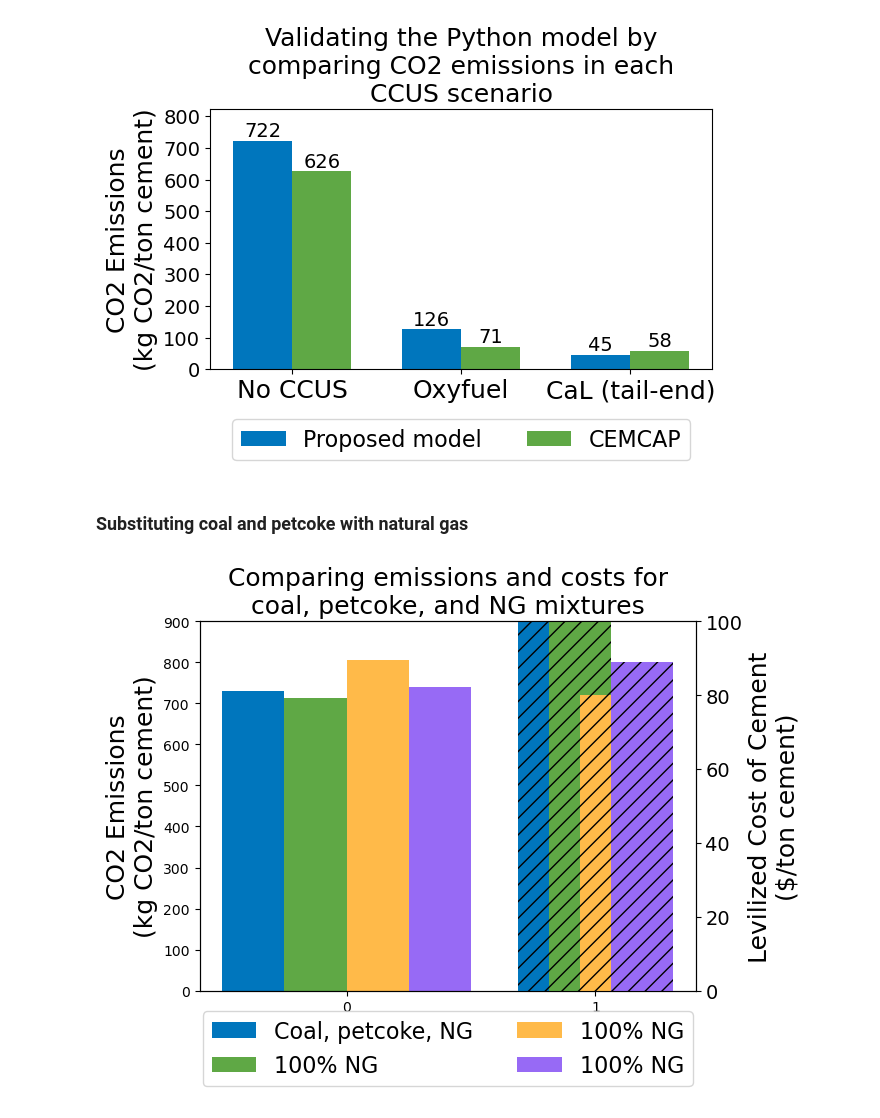
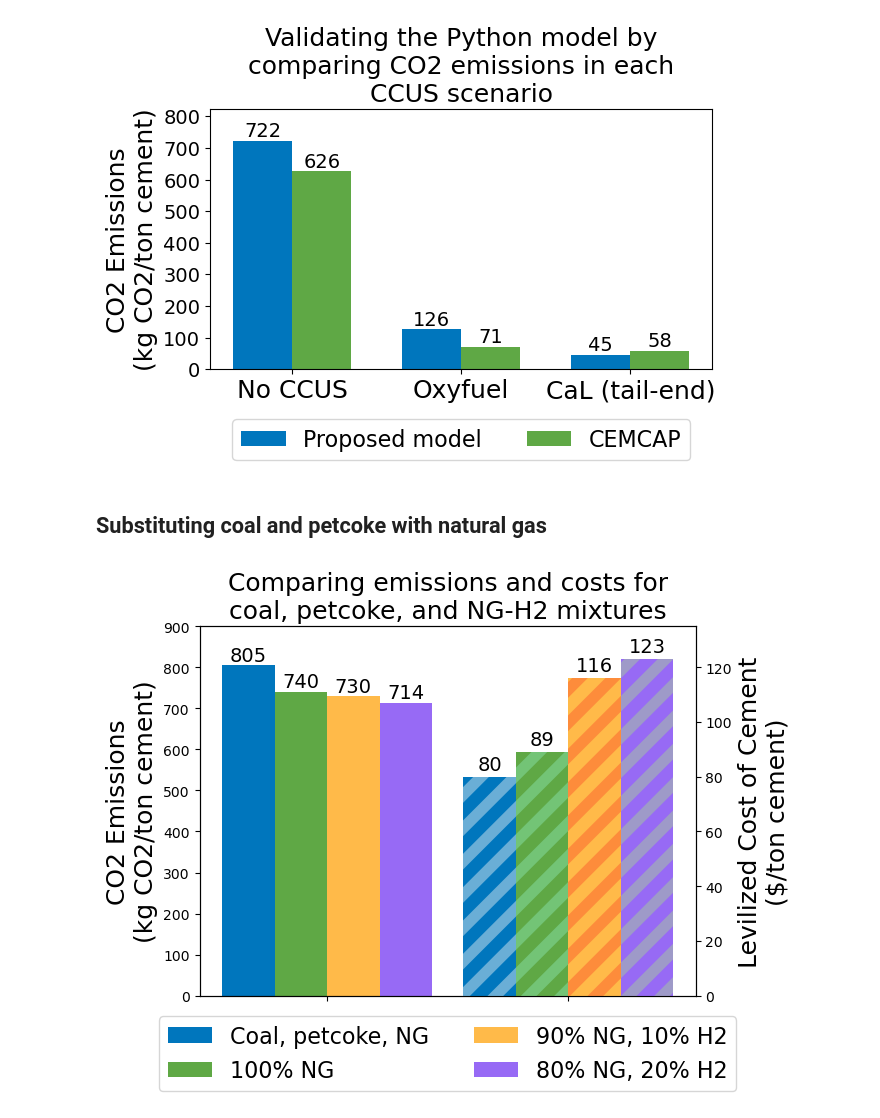
Before and after one commit to evan-sharafuddin/HOPP, a Jupyter notebook: green_concrete/plots.ipynb, the cells around one changed output. Saved outputs shown, nothing was run; the diff lists cells and outputs as text; code cells hidden in the pictures.

Commit message:
trying something with the plots

```diff
--- a/green_concrete/plots.ipynb
+++ b/green_concrete/plots.ipynb
@@ -112,7 +161,7 @@ plt.show()
 # %% [output]
 [figure]
 # %% [markdown]
-### Substituting coal and petcoke with natural gas
+## Substituting coal and petcoke with natural gas
 # %%
 rundir = os.getcwd()
 
@@ -139,46 +188,56 @@ h22_e = emissions[3]
 
 # Set the width of the bars
 bar_width = 0.25
 # figure(figsize=(4, 3), dpi=800)
-group_labels = ['Coal, petcoke, NG', '100% NG', '90% NG, 20% H2', '80% NG, 20% H2']
+group_labels = ['Coal, petcoke, NG', '100% NG', '90% NG, 10% H2', '80% NG, 20% H2']
+
 
 # Create an array for the x-axis positions of the bars
 x = np.arange(len(group_labels))
 fig, ax1 = plt.subplots()
 
 ax2 = ax1.twinx()
 ax1.set_ylim(0, 900)
-ax2.set_ylim(0, 100)
+ax2.set_ylim(0, 135)
 
 ax1.bar(0 - 3 * bar_width/2, cp_emissions, width=bar_width, label=group_labels[0], color='#0076BD')
 ax1.bar(0 - bar_width/2, ng_emissions, width=bar_width, label=group_labels[1], color='#5FA845')
-ax1.bar(0 + bar_width/2, h21_e, width=bar_width, label=group_labels[1], color='#FFBA49')
-ax1.bar(0 + 3 * bar_width/2, h22_e, width=bar_width, label=group_labels[1], color='#976AF5')
+ax1.bar(0 + bar_width/2, h21_e, width=bar_width, label=group_labels[2], color='#FFBA49')
+ax1.bar(0 + 3 * bar_width/2, h22_e, width=bar_width, label=group_labels[3], color='#976AF5')
 
-ax2.bar(1 - 3 * bar_width/2, cp_cost, width=bar_width, label=group_labels[0], color='#0076BD', hatch='//')
-ax2.bar(1 - bar_width/2, ng_cost, width=bar_width, label=group_labels[1], color='#5FA845', hatch='//')
-ax2.bar(1 + bar_width/2, h21_c, width=bar_width, label=group_labels[1], color='#FFBA49', hatch='//')
-ax2.bar(1 + 3 * bar_width/2, h22_c, width=bar_width, label=group_labels[1], color='#976AF5', hatch='//')
+plt.rcParams['hatch.linewidth'] = 8
+cmap = plt.get_cmap('Blues')
+plt.rcParams['hatch.color'] = cmap(0.5)
+ax2.bar(1.15 - 3 * bar_width/2, cp_cost, width=bar_width, label=group_labels[0], color='#0076BD', hatch='/')
+cmap = plt.get_cmap('Greens')
+plt.rcParams['hatch.color'] = cmap(0.5)
+ax2.bar(1.15 - bar_width/2, ng_cost, width=bar_width, label=group_labels[1], color='#5FA845', hatch='/')
+cmap = plt.get_cmap('Oranges')
+plt.rcParams['hatch.color'] = cmap(0.5)
+ax2.bar(1.15 + bar_width/2, h21_c, width=bar_width, label=group_labels[2], color='#FFBA49', hatch='/')
+cmap = plt.get_cmap('Purples')
+plt.rcParams['hatch.color'] = cmap(0.5)
+ax2.bar(1.15 + 3 * bar_width/2, h22_c, width=bar_width, label=group_labels[3], color='#976AF5', hatch='/')
 
 # Add labels and title
 ax1.set_ylabel('CO2 Emissions\n(kg CO2/ton cement)', fontsize=18)
 ax2.set_ylabel('Levilized Cost of Cement\n($/ton cement)', fontsize=18)
-plt.title('Comparing emissions and costs for\ncoal, petcoke, and NG mixtures', fontsize=18)
-plt.xticks([0,1], ['',''])
-plt.yticks(fontsize=14)
+plt.title('Comparing emissions and costs for\ncoal, petcoke, and NG-H2 mixtures', fontsize=18)
+plt.xticks([0,1.15], ['',''])
+# plt.yticks(fontsize=14)
 
-# for i, v in zip([cp_emissions, ng_emissions, h21_c, h22_c], x):
-#     ax1.text(0 - bar_width/2 + (bar_width/4)*i, v + 1, str(v), ha='center', va='bottom', color='black', fontsize=14)
+for v, i in zip([cp_emissions, ng_emissions, h21_e, h22_e], x):
+    ax1.text(0 - 3*bar_width/2 + 2*(bar_width/2)*i, v + 1, str(v), ha='center', va='bottom', color='black', fontsize=14)
 
-# for v in [cp_cost, ng_cost, h21_c, h22_c]:
-#     ax2.text(1 - bar_width/2 + (bar_width/4)*i, cp_cost + 1, str(cp_cost), ha='center', va='bottom', color='black', fontsize=14)
+for v, i in zip([cp_cost, ng_cost, h21_c, h22_c], x):
+    ax2.text(1.15 - 3*bar_width/2 + 2*(bar_width/2)*i, v + 1, str(v), ha='center', va='bottom', color='black', fontsize=14)
 
 
 ax1.legend(loc='upper center', bbox_to_anchor=(0.5, -0.025), ncol=2, fontsize=16)
 
 # ax2.legend(loc='upper center', bbox_to_anchor=(0.5, -0.3), ncol=2, fontsize=16)
 plt.savefig(os.path.join(outloc, 'coal_petcoke_ng.png'), dpi=300)
 # Show the plot
 plt.show()
 # %% [output]
-[figure, old version]
+[figure, new version]
```
Also changed, not shown: parts of 15 cells of this notebook, 4 other files.
